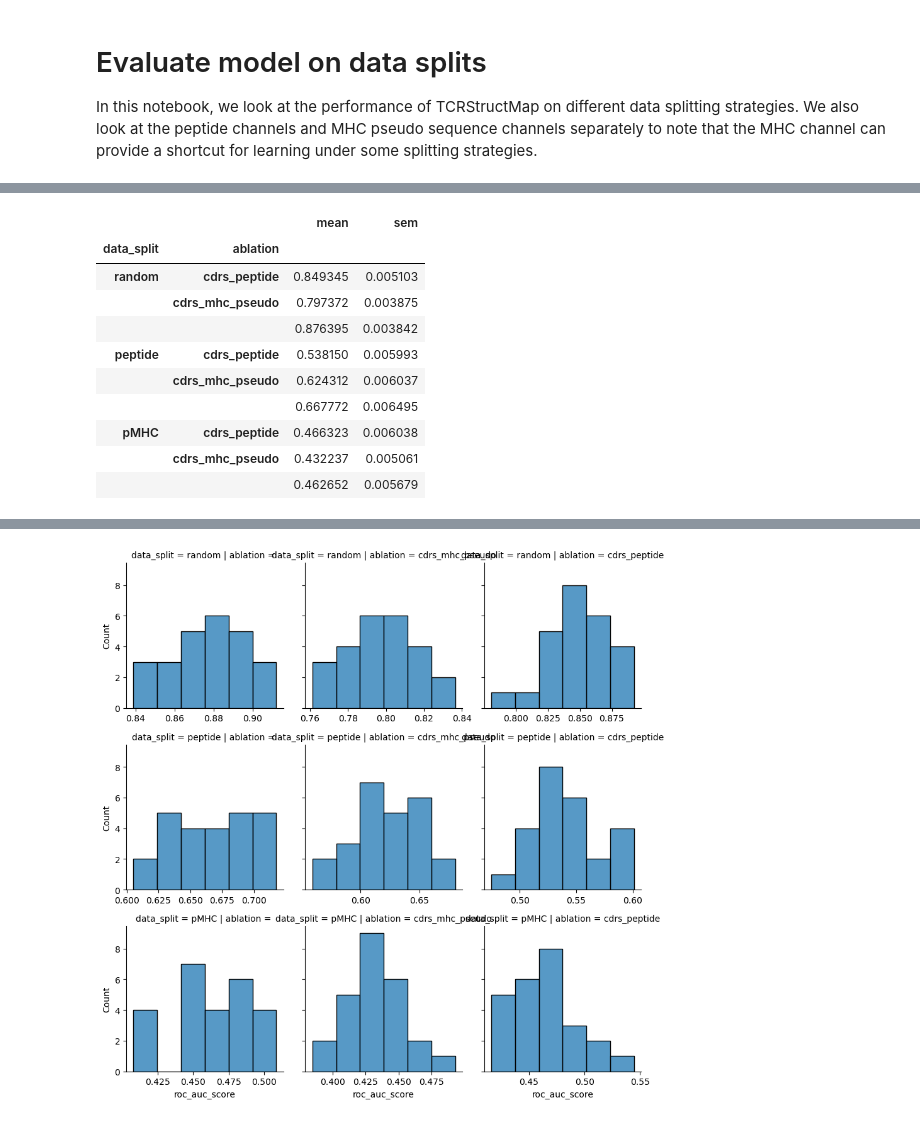
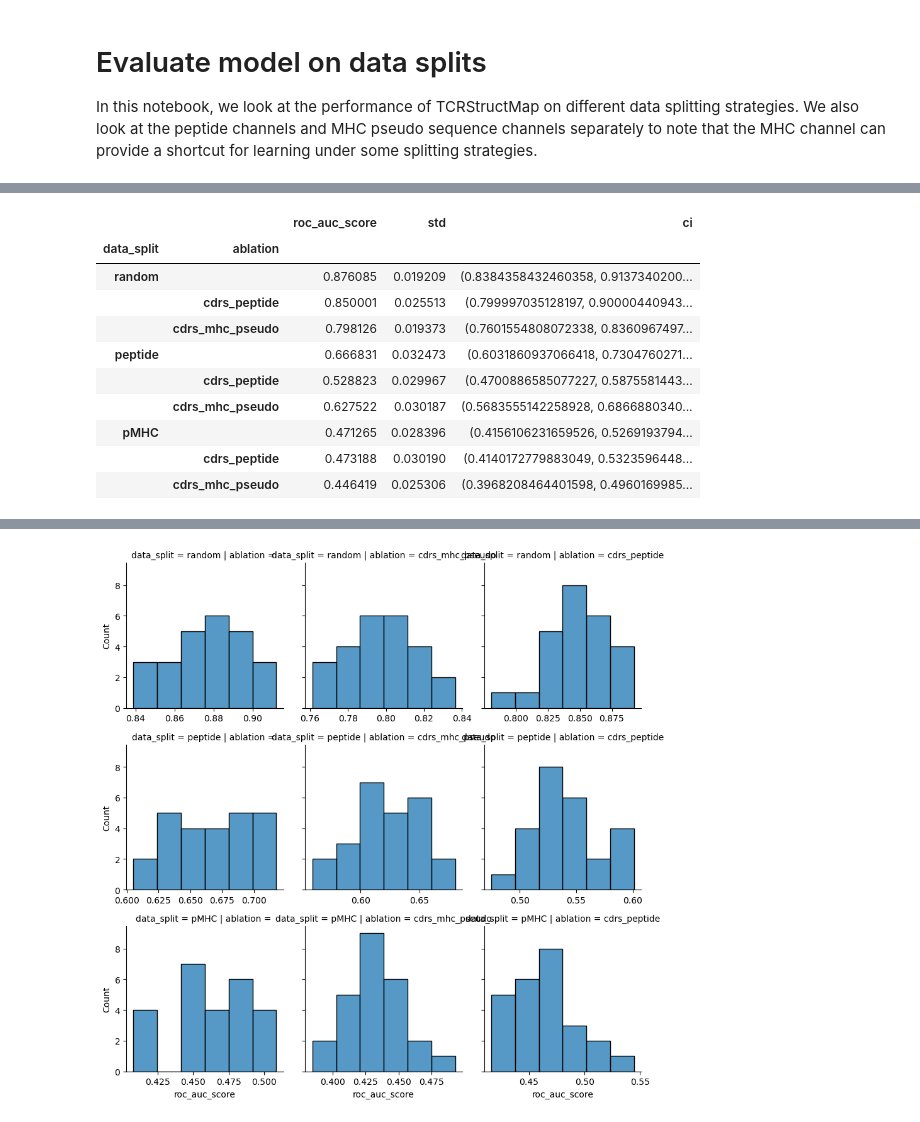
Before and after one commit to benjiemc/tcr-antigen-prediction, a Jupyter notebook: notebooks/evaluate_model_on_data_splits.ipynb, the cells around one changed output, grey strips where cells are left out. Drawn from its saved outputs; the diff is of its cells as text; code cells hidden in the pictures.

```diff
--- a/notebooks/evaluate_model_on_data_splits.ipynb
+++ b/notebooks/evaluate_model_on_data_splits.ipynb
@@ -15,6 +15,8 @@ import seaborn as sns
 from matplotlib.lines import Line2D
 from scipy import stats
 from sklearn.metrics import roc_auc_score
+# %%
+SIGNIFICANCE_LEVEL = 0.05
 # %%
 ablations = ('', 'cdrs_peptide', 'cdrs_mhc_pseudo')
 data_splits = ('random', 'peptide', 'pMHC')
@@ -38,3 +40,17 @@ for data_split in data_splits:
         predictions.append(prediction)
 
 predictions = pd.concat(predictions).reset_index(drop=True)
+# %%
+overall_roc_auc = predictions.groupby(['data_split', 'ablation']).apply(
+    lambda group: roc_auc_score(group['label'], group['prediction']), include_groups=False
+)
+overall_roc_auc.name = 'roc_auc_score'
+
+overall_roc_auc = overall_roc_auc.reindex(
+    pd.MultiIndex.from_product(
+        [data_splits, ablations],
+        names=['data_split', 'ablation'],
+    )
+)
+
+overall_roc_auc
@@ -97,18 +125,40 @@ plt.show()
-# %%
-(
-    samples_metric_scores.groupby(['data_split', 'ablation'], dropna=False)['roc_auc_score']
-    .agg(['mean', 'sem'])
-    .sort_index(ascending=False)
-)
-# %% [output]
-|  |  | mean | sem |
-| data_split | ablation |  |  |
-| random | cdrs_peptide | 0.849345 | 0.005103 |
-|  | cdrs_mhc_pseudo | 0.797372 | 0.003875 |
-|  |  | 0.876395 | 0.003842 |
-| peptide | cdrs_peptide | 0.538150 | 0.005993 |
-|  | cdrs_mhc_pseudo | 0.624312 | 0.006037 |
-|  |  | 0.667772 | 0.006495 |
-| pMHC | cdrs_peptide | 0.466323 | 0.006038 |
-|  | cdrs_mhc_pseudo | 0.432237 | 0.005061 |
-|  |  | 0.462652 | 0.005679 |
+# %%
+metric_scores_agg = pd.concat(
+    [
+        overall_roc_auc,
+        samples_metric_scores.groupby(['data_split', 'ablation'])['roc_auc_score']
+        .agg(['std'])
+        .sort_index(ascending=False),
+    ],
+    axis=1,
+)
+
+norm_val = stats.norm.ppf(1 - SIGNIFICANCE_LEVEL / 2)
+metric_scores_agg['ci'] = metric_scores_agg.apply(
+    lambda row, norm_val=norm_val: (
+        row['roc_auc_score'] - norm_val * row['std'],
+        row['roc_auc_score'] + norm_val * row['std'],
+    ),
+    axis=1,
+)
+
+metric_scores_agg = metric_scores_agg.reindex(
+    pd.MultiIndex.from_product(
+        [data_splits, ablations],
+        names=['data_split', 'ablation'],
+    )
+)
+
+metric_scores_agg
+# %% [output]
+|  |  | roc_auc_score | std | ci |
+| data_split | ablation |  |  |  |
+| random |  | 0.876085 | 0.019209 | (0.8384358432460358, 0.9137340200... |
+|  | cdrs_peptide | 0.850001 | 0.025513 | (0.799997035128197, 0.90000440943... |
+|  | cdrs_mhc_pseudo | 0.798126 | 0.019373 | (0.7601554808072338, 0.8360967497... |
+| peptide |  | 0.666831 | 0.032473 | (0.6031860937066418, 0.7304760271... |
+|  | cdrs_peptide | 0.528823 | 0.029967 | (0.4700886585077227, 0.5875581443... |
+|  | cdrs_mhc_pseudo | 0.627522 | 0.030187 | (0.5683555142258928, 0.6866880340... |
+| pMHC |  | 0.471265 | 0.028396 | (0.4156106231659526, 0.5269193794... |
+|  | cdrs_peptide | 0.473188 | 0.030190 | (0.4140172779883049, 0.5323596448... |
+|  | cdrs_mhc_pseudo | 0.446419 | 0.025306 | (0.3968208464401598, 0.4960169985... |
```
Also changed, not shown: parts of 4 cells of this notebook, 2 other files.
